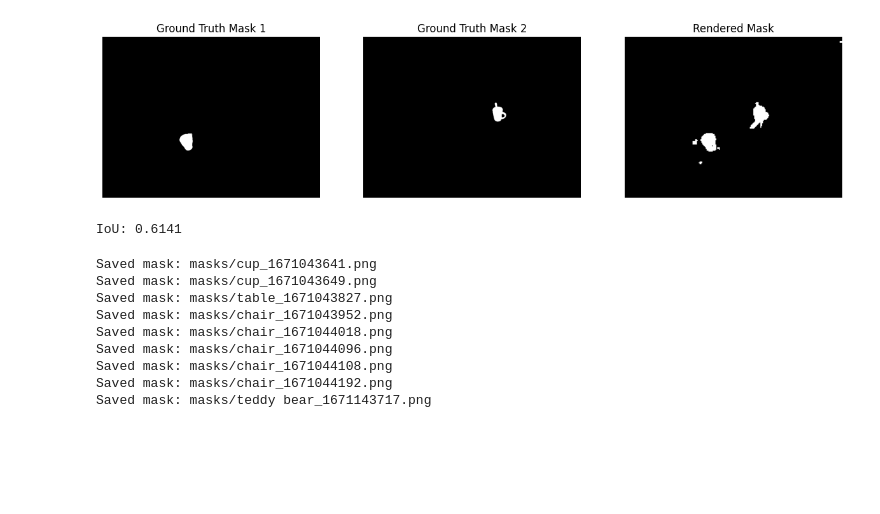
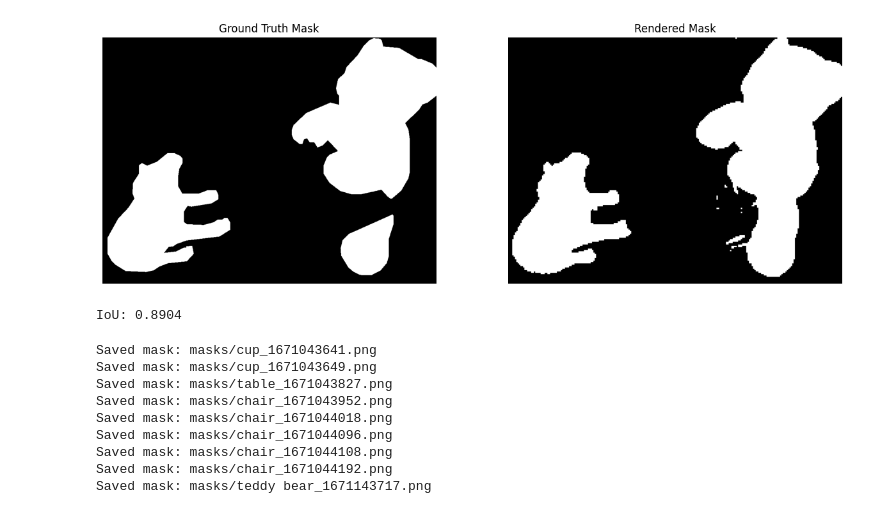
Before and after one commit to siddharthdesai06/DimSegNet, a Jupyter notebook: testing.ipynb, the cells around one changed output. Saved outputs shown, nothing was run; the diff lists cells and outputs as text; code cells hidden in the pictures; blank space fills up the shorter version.

Commit message:
eval with figurines

```diff
--- a/testing.ipynb
+++ b/testing.ipynb
@@ -96,46 +96,46 @@ def calculate_iou_from_paths(mask1_path, mask1_1_path, mask2_path):
     mask1 = load_binary_mask(mask1_path)
     mask1_1 = load_binary_mask(mask1_1_path, target_size=mask1.shape[::-1])
 
     # Merge both ground truth masks
     merged_mask = merge_masks(mask1, mask1_1)
 
     # Load rendered mask with resizing to match merged mask's size
     mask2 = load_binary_mask(mask2_path, target_size=merged_mask.shape[::-1])
 
     # Compute IoU
     intersection = np.logical_and(merged_mask, mask2)
     union = np.logical_or(merged_mask, mask2)
 
     iou = np.sum(intersection) / np.sum(union) if np.sum(union) > 0 else 0  # Avoid division by zero
 
-    fig, axes = plt.subplots(1, 3, figsize=(15, 5))
-    axes[0].imshow(mask1, cmap="gray")
-    axes[0].set_title("Ground Truth Mask 1")
+    fig, axes = plt.subplots(1, 2, figsize=(15, 5))
+    axes[0].imshow(merged_mask, cmap="gray")
+    axes[0].set_title("Ground Truth Mask")
     axes[0].axis("off")
 
-    axes[1].imshow(mask1_1, cmap="gray")
-    axes[1].set_title("Ground Truth Mask 2")
+    # axes[1].imshow(mask1_1, cmap="gray")
+    # axes[1].set_title("Ground Truth Mask 2")
+    # axes[1].axis("off")
+
+    axes[1].imshow(mask2, cmap="gray")
+    axes[1].set_title("Rendered Mask")
     axes[1].axis("off")
-
-    axes[2].imshow(mask2, cmap="gray")
-    axes[2].set_title("Rendered Mask")
-    axes[2].axis("off")
 
     plt.show()
 
     return iou
 
 # Example usage:
-mask1_path = "/home/siddharth/siddharth/thesis/Yolo_segmentation/masks/cup_1671043641.png"
-mask1_1_path = "/home/siddharth/siddharth/thesis/Yolo_segmentation/masks/cup_1671043649.png"
+mask1_path = "/home/siddharth/siddharth/thesis/Yolo_segmentation/eval_datasets/teatime/test_mask/0/stuffed bear.png"
+mask1_1_path = "/home/siddharth/siddharth/thesis/Yolo_segmentation/eval_datasets/teatime/test_mask/0/sheep.png"
 
 mask2_path = "/home/siddharth/siddharth/thesis/Yolo_segmentation/test_0.jpg"
 
 iou_value = calculate_iou_from_paths(mask1_path, mask1_1_path, mask2_path)
 print(f"IoU: {iou_value:.4f}")
 # %% [output]
-[figure, old version]
+[figure, new version]
-IoU: 0.6141
+IoU: 0.8904
 # %%
 import json
 import base64
```
Also changed, not shown: parts of 1 cell of this notebook, 1 other file.
